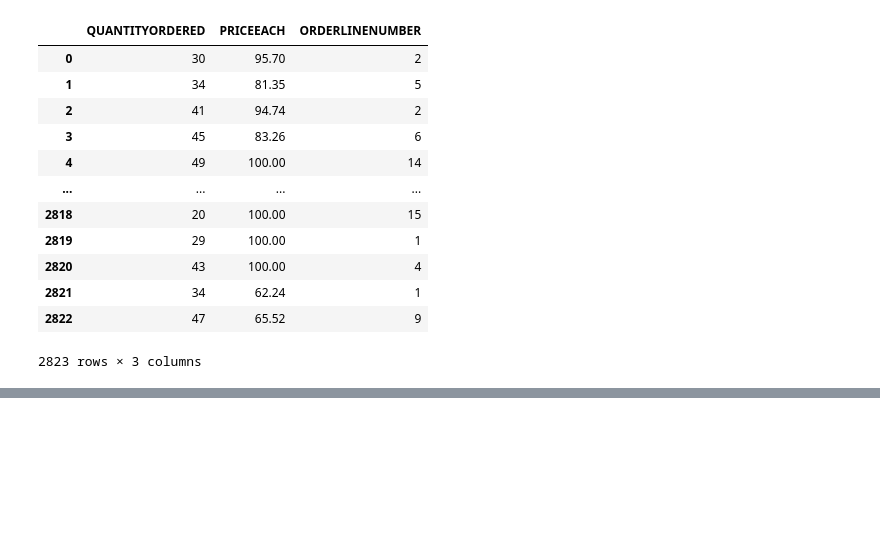
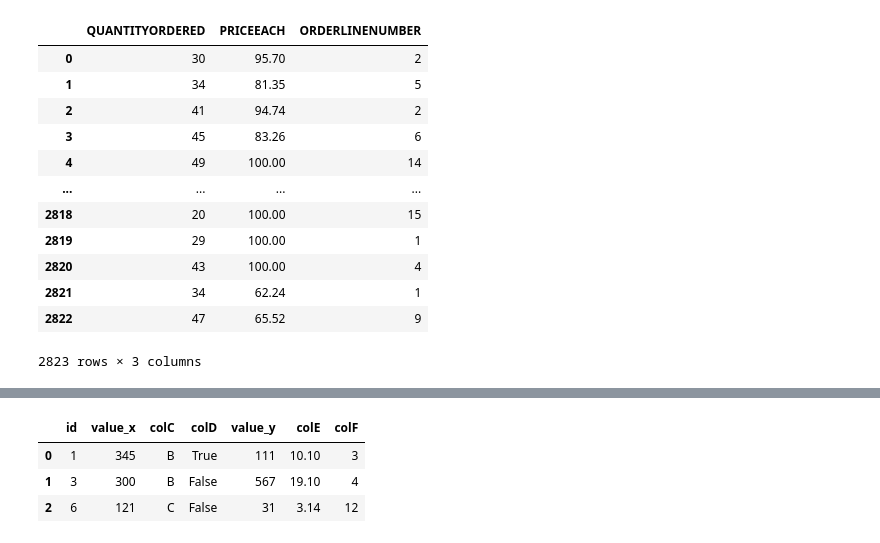
Before and after one commit to JLuceroVasquez/analisis_de_datos_JOLV, a Jupyter notebook: 2.Manipulaciondatosconpandas/2.Pandas_sales.ipynb, the cells around one changed output, grey strips where cells are left out. Saved outputs shown, nothing was run; the diff lists cells and outputs as text; code cells hidden in the pictures; blank space fills up the shorter version.

```diff
--- a/2.Sesion2/2.Pandas_sales.ipynb
+++ b/2.Manipulaciondatosconpandas/2.Pandas_sales.ipynb
@@ -155,3 +155,8 @@ sales_df[sales_df.columns[1:4]]
 | 2821 | 34 | 62.24 | 1 |
 | 2822 | 47 | 65.52 | 9 |
 2823 rows × 3 columns
+# %%
+import pandas as pd
+df1 = pd.DataFrame(    [       (1, 345, 'B', True),       (2, 100, 'C', False),       (3, 300, 'B', False),       (4, 151, 'A', False),       (5, 212, 'A', True),       (6, 121, 'C', False),       (7, 333, 'B', True),       (8, 456, 'C', True),    ],    columns=['id', 'value', 'colC', 'colD'])
+df2 = pd.DataFrame(    [       (1, 111, 10.1, 3),       (9, 56, 3.33, 10),       (10, 17, 18.0, 8),       (3, 567, 19.1, 4),       (11, 98, 2.1, 1),       (6, 31, 3.14, 12),    ],    columns=['id', 'value', 'colE', 'colF'])
+df1.head()
@@ -157,0 +179,9 @@ sales_df[sales_df.columns[1:4]]
+# %%
+#Select * from tabla join tabla b on campo,
+#Unión de df en phyton
+df1.merge(df2,on='id',how='inner').head()
+# %% [output]
+|  | id | value_x | colC | colD | value_y | colE | colF |
+| 0 | 1 | 345 | B | True | 111 | 10.10 | 3 |
+| 1 | 3 | 300 | B | False | 567 | 19.10 | 4 |
+| 2 | 6 | 121 | C | False | 31 | 3.14 | 12 |
```
Also changed, not shown: parts of 2 cells of this notebook, 14 other files.
